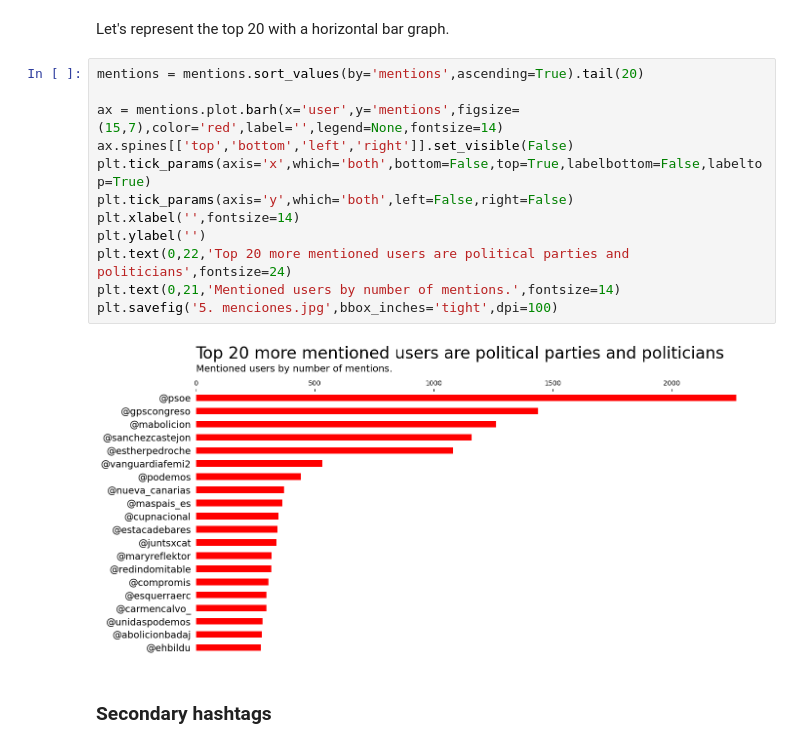
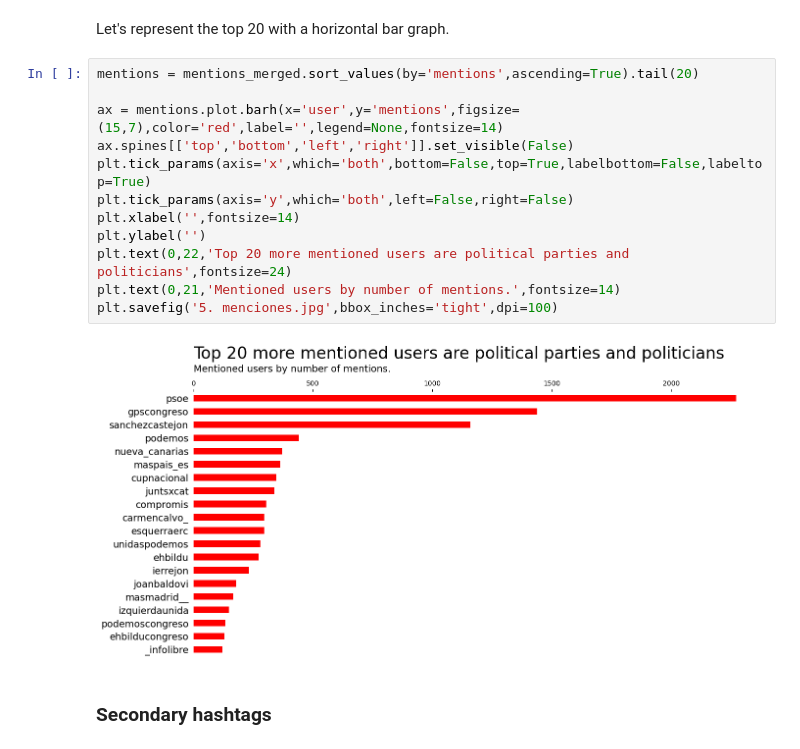
Before and after one commit to Estrohacker/Portfolio, a Jupyter notebook: My Projects/Twitter hashtag analysis with Python.ipynb, the cells around one changed output. Drawn from its saved outputs; the diff is of its cells as text.

```diff
--- a/My Projects/Twitter hashtag analysis with Python.ipynb
+++ b/My Projects/Twitter hashtag analysis with Python.ipynb
@@ -267,19 +267,19 @@ mentions_merged['mentions'] = mentions_merged['mentions'] - mentions_merged['rts
 # %% [markdown]
 Let's represent the top 20 with a horizontal bar graph.
 # %%
-mentions = mentions.sort_values(by='mentions',ascending=True).tail(20)
+mentions = mentions_merged.sort_values(by='mentions',ascending=True).tail(20)
 
 ax = mentions.plot.barh(x='user',y='mentions',figsize=(15,7),color='red',label='',legend=None,fontsize=14)
 ax.spines[['top','bottom','left','right']].set_visible(False)
 plt.tick_params(axis='x',which='both',bottom=False,top=True,labelbottom=False,labeltop=True)
 plt.tick_params(axis='y',which='both',left=False,right=False)
 plt.xlabel('',fontsize=14)
 plt.ylabel('')
 plt.text(0,22,'Top 20 more mentioned users are political parties and politicians',fontsize=24)
 plt.text(0,21,'Mentioned users by number of mentions.',fontsize=14)
 plt.savefig('5. menciones.jpg',bbox_inches='tight',dpi=100)
 # %% [output]
-[figure, old version]
+[figure, new version]
 # %% [markdown]
 ### Secondary hashtags
 # %% [markdown]
```
Also changed, not shown: parts of 24 cells of this notebook, 1 other file.
